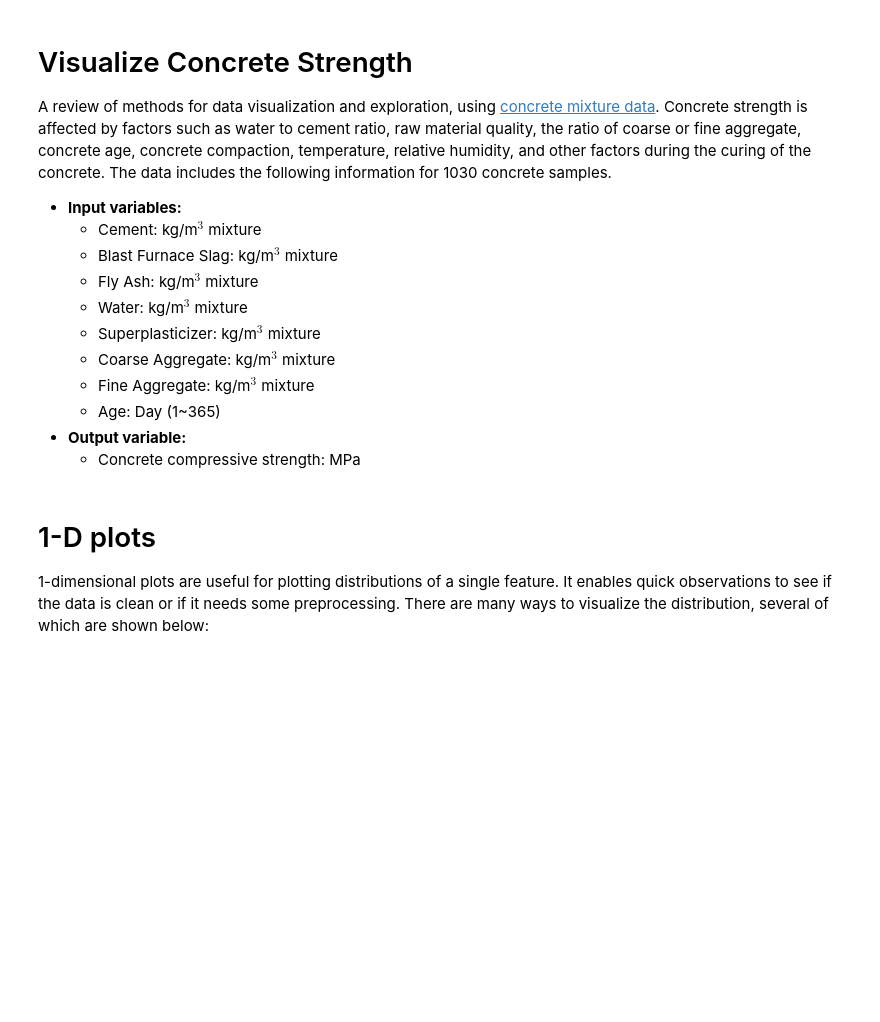
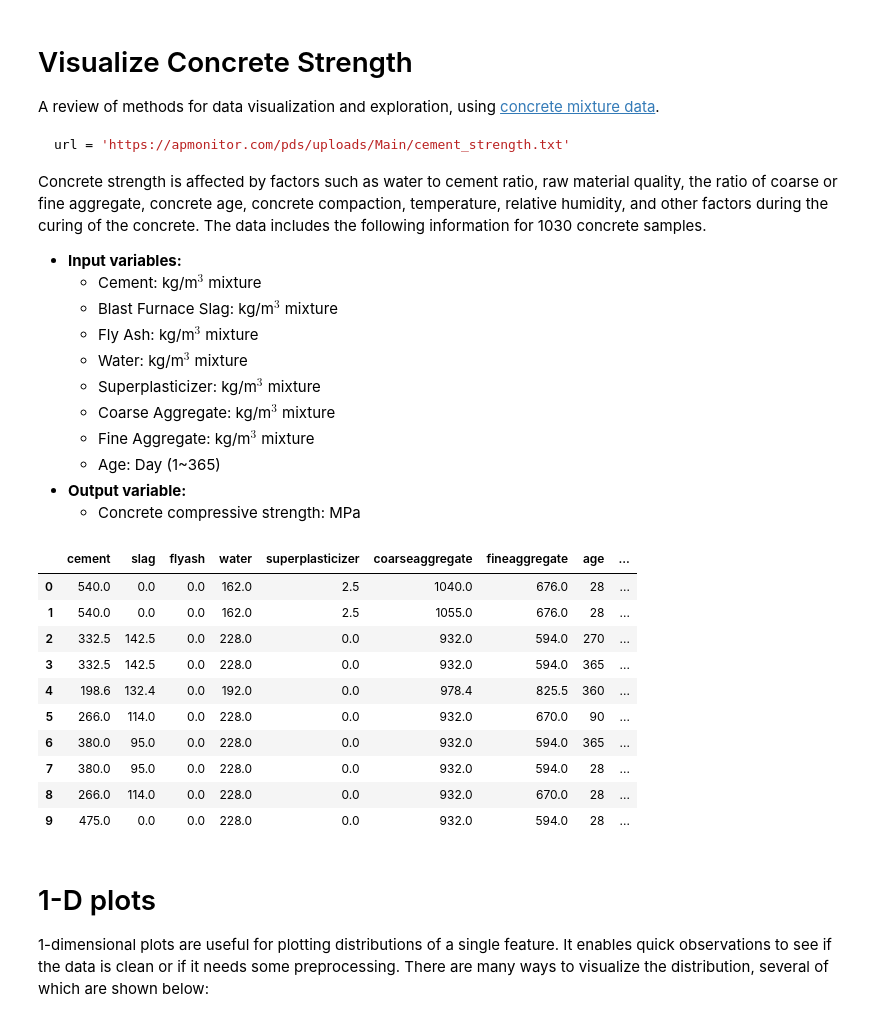
Before and after one commit to APMonitor/pds, a Jupyter notebook: Concrete_Strength.ipynb, the cells around one changed output. Cells and saved outputs as stored; diff of their text form; code cells hidden in the pictures; blank space fills up the shorter version.

````diff
--- a/Concrete_Strength.ipynb
+++ b/Concrete_Strength.ipynb
@@ -1,6 +1,12 @@
 # %% [markdown]
 # Visualize Concrete Strength
-A review of methods for data visualization and exploration, using [concrete mixture data](https://www.kaggle.com/maajdl/yeh-concret-data). Concrete strength is affected by factors such as water to cement ratio, raw material quality, the ratio of coarse or fine aggregate, concrete age, concrete compaction, temperature, relative humidity, and other factors during the curing of the concrete. The data includes the following information for 1030 concrete samples.
+A review of methods for data visualization and exploration, using [concrete mixture data](https://www.kaggle.com/maajdl/yeh-concret-data).
+
+```python
+url = 'https://apmonitor.com/pds/uploads/Main/cement_strength.txt'
+```
+
+Concrete strength is affected by factors such as water to cement ratio, raw material quality, the ratio of coarse or fine aggregate, concrete age, concrete compaction, temperature, relative humidity, and other factors during the curing of the concrete. The data includes the following information for 1030 concrete samples.
 
 - **Input variables:**
   - Cement: kg/m$^3$ mixture
@@ -26,7 +32,19 @@ from pandas_profiling import ProfileReport
 # %%
 # Import data and display first 20 rows
 df = pd.read_csv('https://apmonitor.com/pds/uploads/Main/cement_strength.txt')
-df.head(20)
+df.head(10)
+# %% [output]
+|  | cement | slag | flyash | water | superplasticizer | coarseaggregate | fineaggregate | age | ... |
+| 0 | 540.0 | 0.0 | 0.0 | 162.0 | 2.5 | 1040.0 | 676.0 | 28 | ... |
+| 1 | 540.0 | 0.0 | 0.0 | 162.0 | 2.5 | 1055.0 | 676.0 | 28 | ... |
+| 2 | 332.5 | 142.5 | 0.0 | 228.0 | 0.0 | 932.0 | 594.0 | 270 | ... |
+| 3 | 332.5 | 142.5 | 0.0 | 228.0 | 0.0 | 932.0 | 594.0 | 365 | ... |
+| 4 | 198.6 | 132.4 | 0.0 | 192.0 | 0.0 | 978.4 | 825.5 | 360 | ... |
+| 5 | 266.0 | 114.0 | 0.0 | 228.0 | 0.0 | 932.0 | 670.0 | 90 | ... |
+| 6 | 380.0 | 95.0 | 0.0 | 228.0 | 0.0 | 932.0 | 594.0 | 365 | ... |
+| 7 | 380.0 | 95.0 | 0.0 | 228.0 | 0.0 | 932.0 | 594.0 | 28 | ... |
+| 8 | 266.0 | 114.0 | 0.0 | 228.0 | 0.0 | 932.0 | 670.0 | 28 | ... |
+| 9 | 475.0 | 0.0 | 0.0 | 228.0 | 0.0 | 932.0 | 594.0 | 28 | ... |
 # %% [markdown]
 # 1-D plots
 1-dimensional plots are useful for plotting distributions of a single feature. It enables quick observations to see if the data is clean or if it needs some preprocessing. There are many ways to visualize the distribution, several of which are shown below:
````
Also changed, not shown: parts of 11 cells of this notebook.
